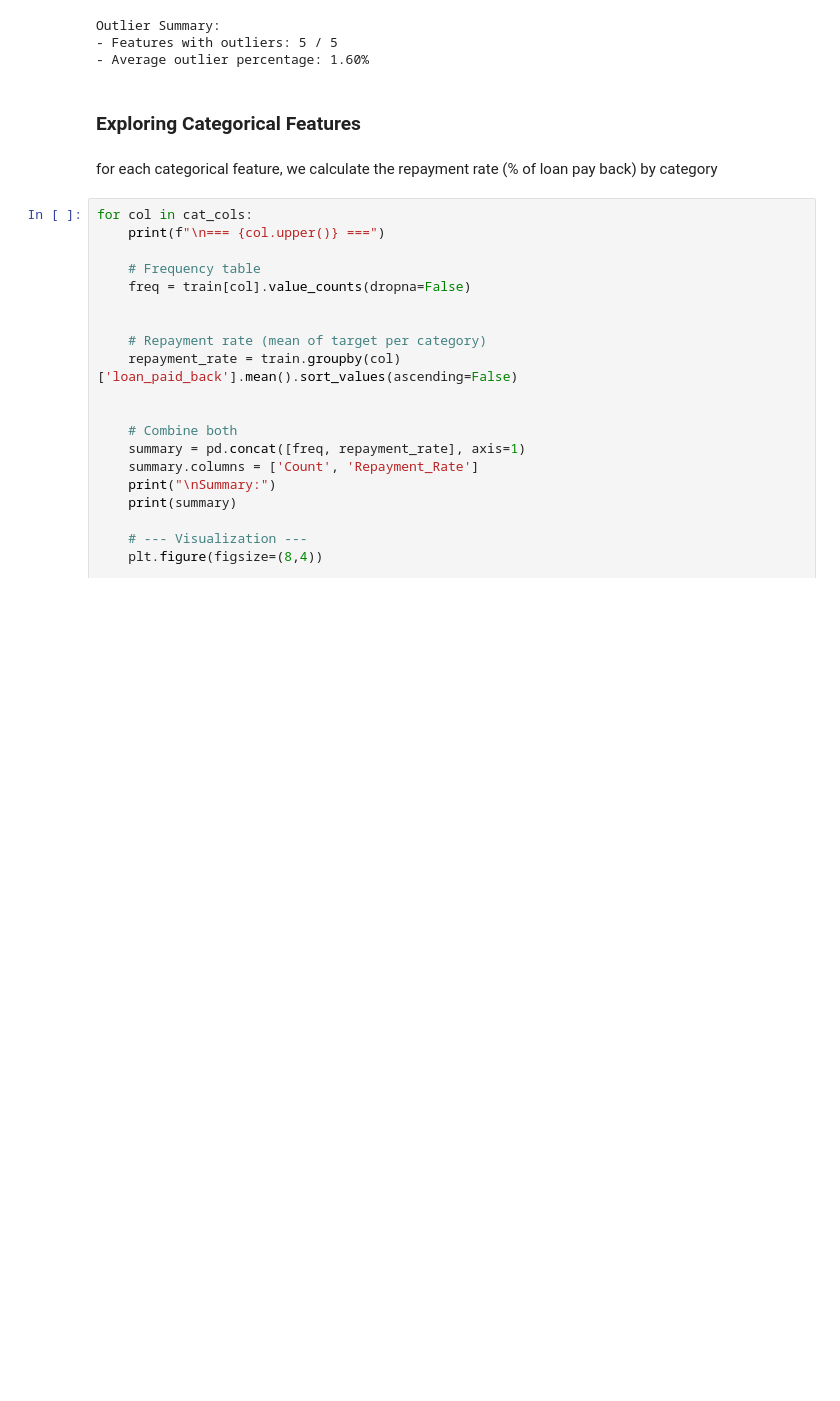
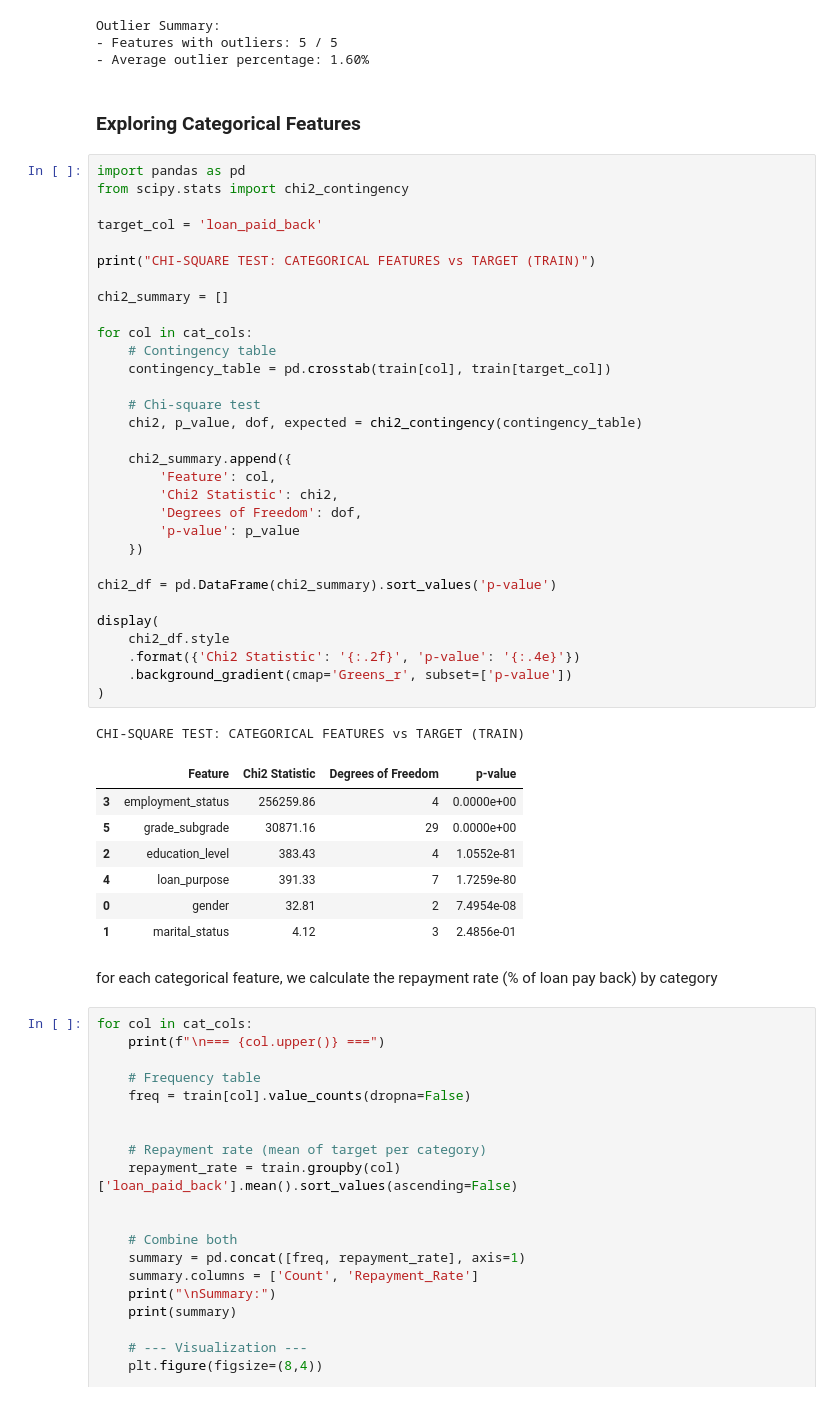
Before and after one commit to NazimKs/Predicting-Loan-Payback-Kaggle-Competition, a Jupyter notebook: predecting_load_payback_kaggle_competition.ipynb, the cells around one changed output. Cells and saved outputs as stored; diff of their text form; blank space fills up the shorter version.

Commit message:
adding chi-square test for categorical features analysis

```diff
--- a/predecting_load_payback_kaggle_competition.ipynb
+++ b/predecting_load_payback_kaggle_competition.ipynb
@@ -358,6 +358,46 @@ Outlier Summary:
 - Average outlier percentage: 1.60%
 # %% [markdown]
 ### Exploring Categorical Features
+# %%
+import pandas as pd
+from scipy.stats import chi2_contingency
+
+target_col = 'loan_paid_back'
+
+print("CHI-SQUARE TEST: CATEGORICAL FEATURES vs TARGET (TRAIN)")
+
+chi2_summary = []
+
+for col in cat_cols:
+    # Contingency table
+    contingency_table = pd.crosstab(train[col], train[target_col])
+
+    # Chi-square test
+    chi2, p_value, dof, expected = chi2_contingency(contingency_table)
+
+    chi2_summary.append({
+        'Feature': col,
+        'Chi2 Statistic': chi2,
+        'Degrees of Freedom': dof,
+        'p-value': p_value
+    })
+
+chi2_df = pd.DataFrame(chi2_summary).sort_values('p-value')
+
+display(
+    chi2_df.style
+    .format({'Chi2 Statistic': '{:.2f}', 'p-value': '{:.4e}'})
+    .background_gradient(cmap='Greens_r', subset=['p-value'])
+)
+# %% [output]
+CHI-SQUARE TEST: CATEGORICAL FEATURES vs TARGET (TRAIN)
+|  | Feature | Chi2 Statistic | Degrees of Freedom | p-value |
+| 3 | employment_status | 256259.86 | 4 | 0.0000e+00 |
+| 5 | grade_subgrade | 30871.16 | 29 | 0.0000e+00 |
+| 2 | education_level | 383.43 | 4 | 1.0552e-81 |
+| 4 | loan_purpose | 391.33 | 7 | 1.7259e-80 |
+| 0 | gender | 32.81 | 2 | 7.4954e-08 |
+| 1 | marital_status | 4.12 | 3 | 2.4856e-01 |
 # %% [markdown]
 for each categorical feature, we calculate the repayment rate (% of loan pay back) by category
 # %%
```
Also changed, not shown: parts of 1 cell of this notebook.
